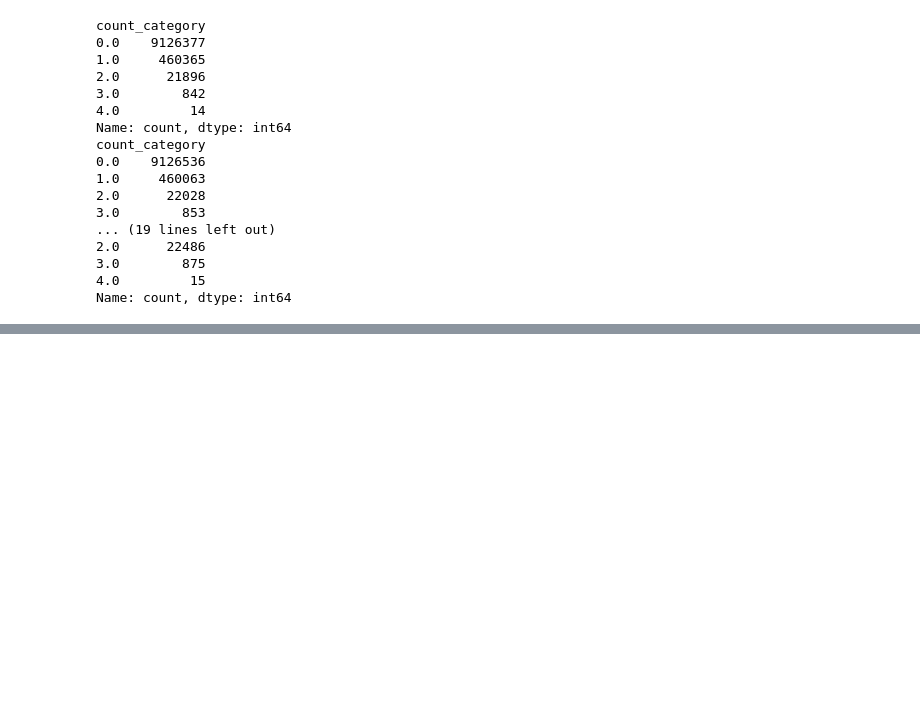
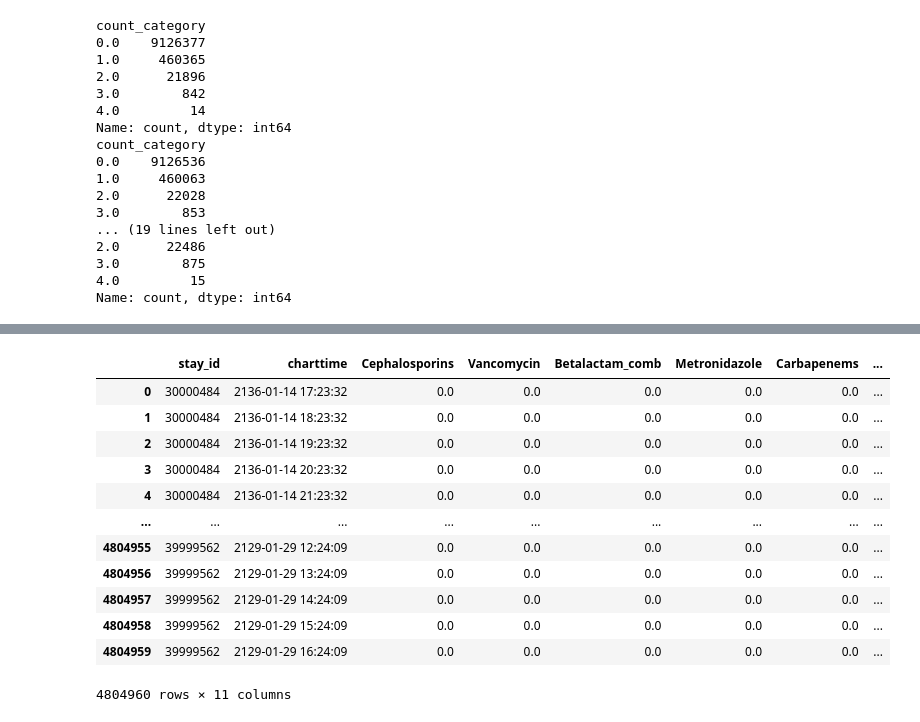
Before and after one commit to cyp-ark/RL-AIAKI, a Jupyter notebook: code/3_antibiotics.ipynb, the cells around one changed output, grey strips where cells are left out. Saved outputs shown, nothing was run; the diff lists cells and outputs as text; code cells hidden in the pictures; blank space fills up the shorter version.

```diff
--- a/code/3_antibiotics.ipynb
+++ b/code/3_antibiotics.ipynb
@@ -368,0 +406,5 @@ multi_5_resample_cat
+# %%
+multi_5_resample = multi_5_resample[['stay_id','starttime','Cephalosporins','Vancomycin','Betalactam_comb',
+                                     'Metronidazole','Carbapenems','Penicillins','Fluoroquinolones','Others','count_category']]
+# %%
+multi_5_resample.rename(columns={'starttime':'charttime'},inplace=True)
@@ -368,0 +423,16 @@ multi_5_resample_cat
+# %%
+multi_5_resample
+# %% [output]
+|  | stay_id | charttime | Cephalosporins | Vancomycin | Betalactam_comb | Metronidazole | Carbapenems | ... |
+| 0 | 30000484 | 2136-01-14 17:23:32 | 0.0 | 0.0 | 0.0 | 0.0 | 0.0 | ... |
+| 1 | 30000484 | 2136-01-14 18:23:32 | 0.0 | 0.0 | 0.0 | 0.0 | 0.0 | ... |
+| 2 | 30000484 | 2136-01-14 19:23:32 | 0.0 | 0.0 | 0.0 | 0.0 | 0.0 | ... |
+| 3 | 30000484 | 2136-01-14 20:23:32 | 0.0 | 0.0 | 0.0 | 0.0 | 0.0 | ... |
+| 4 | 30000484 | 2136-01-14 21:23:32 | 0.0 | 0.0 | 0.0 | 0.0 | 0.0 | ... |
+| ... | ... | ... | ... | ... | ... | ... | ... | ... |
+| 4804955 | 39999562 | 2129-01-29 12:24:09 | 0.0 | 0.0 | 0.0 | 0.0 | 0.0 | ... |
+| 4804956 | 39999562 | 2129-01-29 13:24:09 | 0.0 | 0.0 | 0.0 | 0.0 | 0.0 | ... |
+| 4804957 | 39999562 | 2129-01-29 14:24:09 | 0.0 | 0.0 | 0.0 | 0.0 | 0.0 | ... |
+| 4804958 | 39999562 | 2129-01-29 15:24:09 | 0.0 | 0.0 | 0.0 | 0.0 | 0.0 | ... |
+| 4804959 | 39999562 | 2129-01-29 16:24:09 | 0.0 | 0.0 | 0.0 | 0.0 | 0.0 | ... |
+4804960 rows × 11 columns
```
Also changed, not shown: parts of 14 cells of this notebook, 5 other files.
